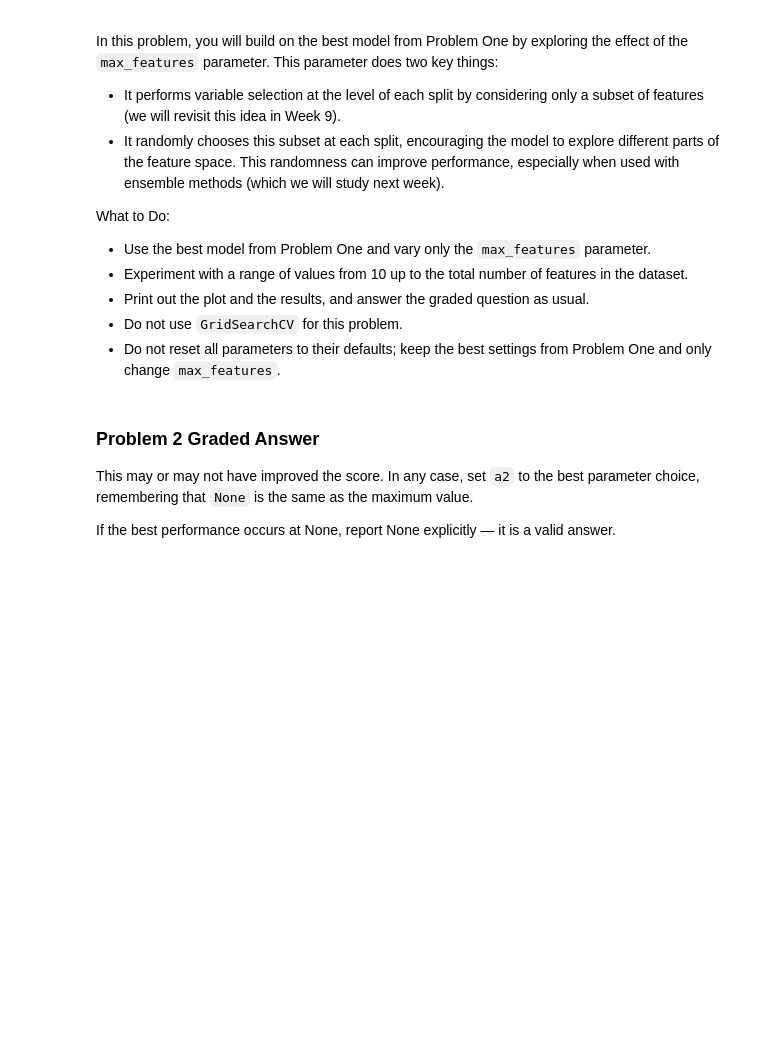
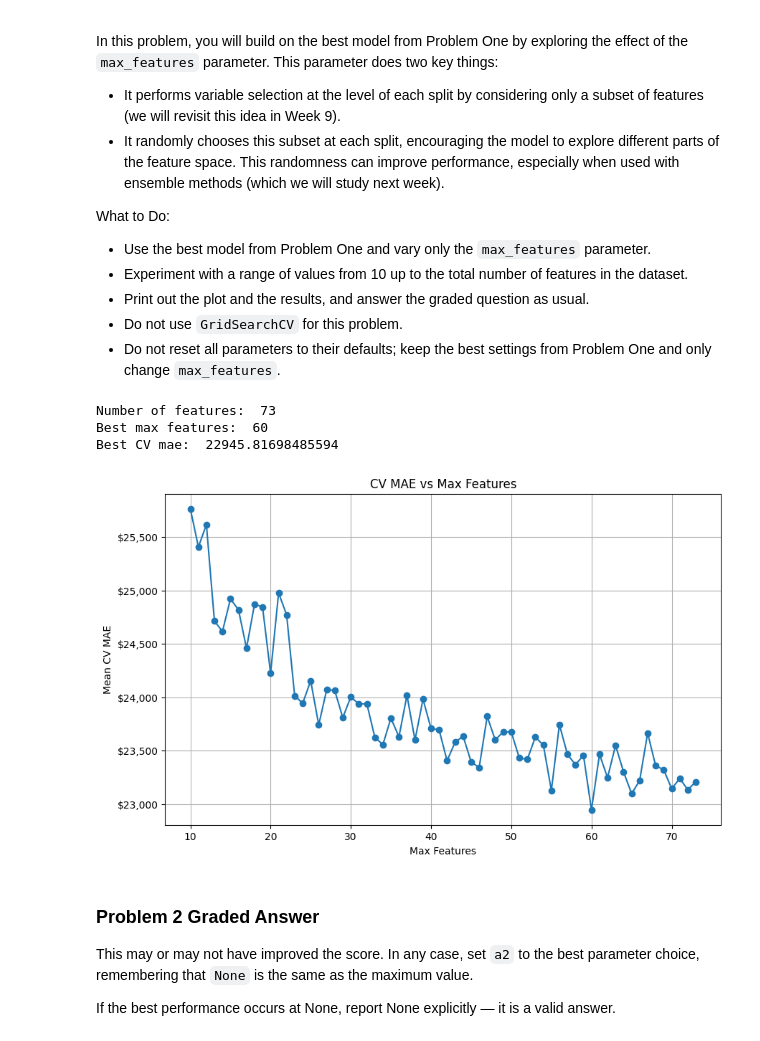
Before and after one commit to Jbaner/Module-3-Assignments, a Jupyter notebook: Homework_06.ipynb, the cells around one changed output. Saved outputs shown, nothing was run; the diff lists cells and outputs as text; code cells hidden in the pictures; blank space fills up the shorter version.

```diff
--- a/Homework_06.ipynb
+++ b/Homework_06.ipynb
@@ -429,3 +431,33 @@ What to Do:
+# %%
+# Your code here
+
+max_features_values = range(10, X_train.shape[1]+1)
+cv_mae_scores = []
+for values in max_features_values:
+  cv_mae = run_decision_tree_regressor(X_train, y_train, max_depth=12, max_leaf_nodes=95, max_features=values)
+  cv_mae_scores.append(cv_mae)
+
+best_idx = np.argmin(cv_mae_scores)
+best_max_features = list(max_features_values)[best_idx]
+best_cv_mae = cv_mae_scores[best_idx]
+print("Number of features: ", X_train.shape[1])
+print("Best max features: ", best_max_features)
+print("Best CV mae: ", best_cv_mae)
+
+#Visualise
+plt.figure(figsize=(10,6))
+plt.plot(max_features_values, cv_mae_scores, marker='o')
+plt.xlabel("Max Features")
+plt.ylabel("Mean CV MAE")
+plt.title("CV MAE vs Max Features")
+plt.gca().yaxis.set_major_formatter(mticker.FuncFormatter(dollar_format))
+plt.grid(True)
+plt.show()
+# %% [output]
+Number of features:  73
+Best max features:  60
+Best CV mae:  22945.81698485594
+[figure, added]
 # %% [markdown]
 ### Problem 2 Graded Answer
 
```
Also changed, not shown: parts of 6 cells of this notebook.
